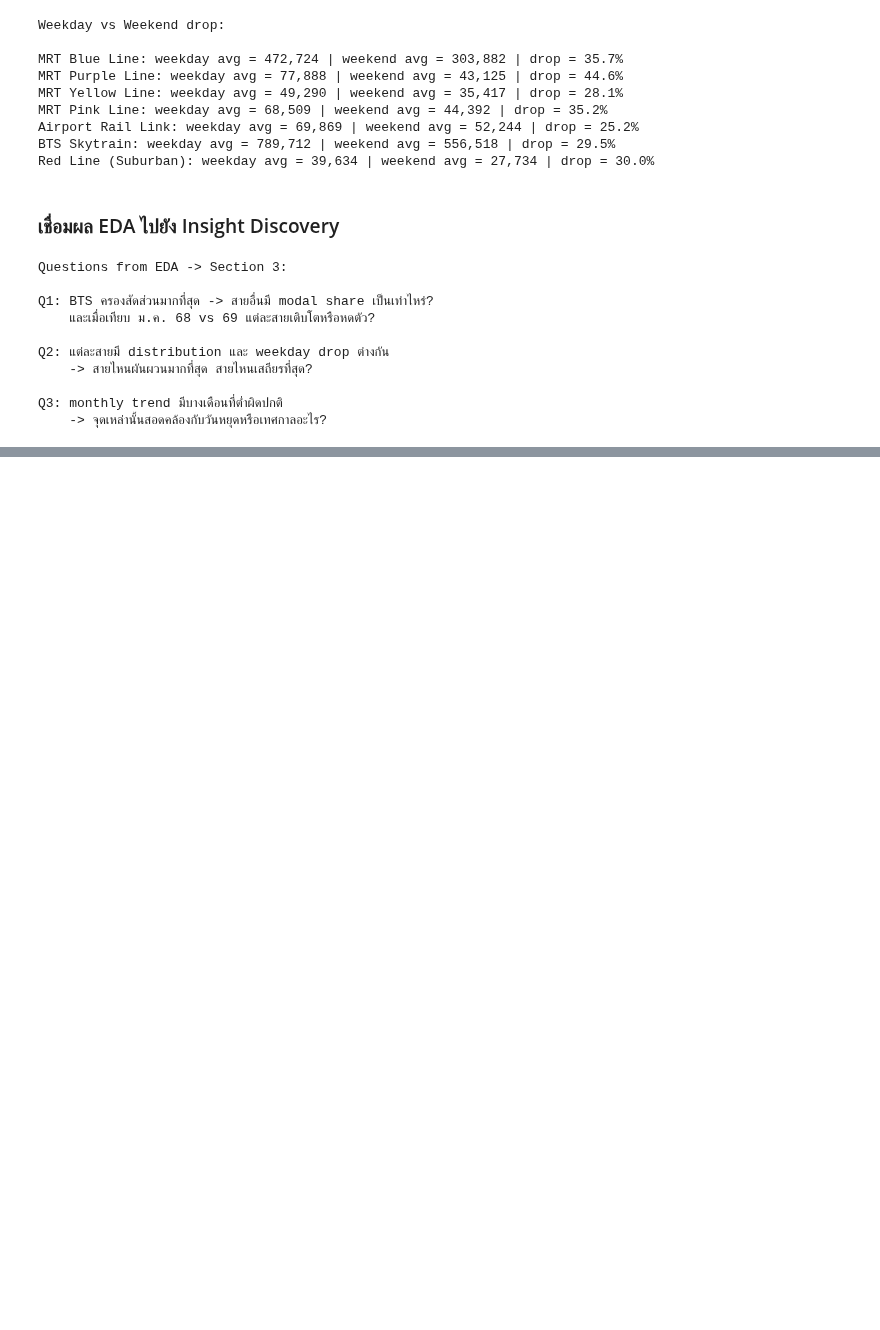
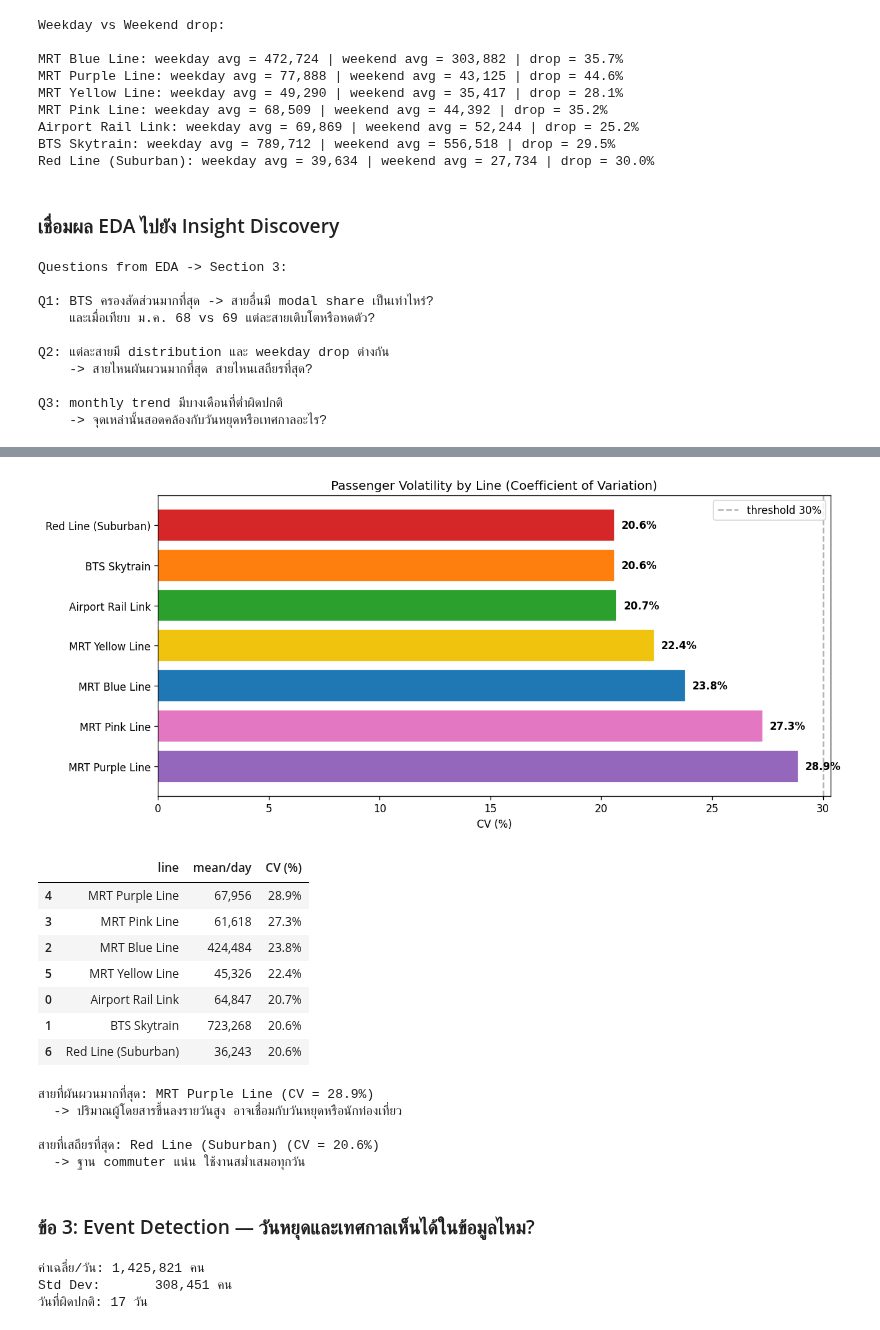
Before and after one commit to Kongbeng-21/SuperAi, a Jupyter notebook: Week1.ipynb, the cells around one changed output, grey strips where cells are left out. Cells and saved outputs as stored; diff of their text form; code cells hidden in the pictures; blank space fills up the shorter version.

```diff
--- a/Week1.ipynb
+++ b/Week1.ipynb
@@ -456,0 +556,76 @@ Q3: monthly trend มีบางเดือนที่ต่ำผิดป
+# %%
+# วัดความผันผวนด้วย Coefficient of Variation (CV = std/mean)
+cv_df = rail68.groupby('line_en')['ปริมาณ'].agg(['mean', 'std']).reset_index()
+cv_df['CV (%)'] = (cv_df['std'] / cv_df['mean'] * 100).round(1)
+cv_df.columns = ['line', 'mean/day', 'std', 'CV (%)']
+cv_df = cv_df.sort_values('CV (%)', ascending=False)
+
+fig, ax = plt.subplots(figsize=(11, 5))
+bar_c = [color_map.get(line, 'gray') for line in cv_df['line']]
+bars = ax.barh(cv_df['line'], cv_df['CV (%)'], color=bar_c, edgecolor='white')
+ax.axvline(30, color='gray', linestyle='--', alpha=0.6, label='threshold 30%')
+ax.set_title('Passenger Volatility by Line (Coefficient of Variation)')
+ax.set_xlabel('CV (%)')
+for bar, val in zip(bars, cv_df['CV (%)']):
+    ax.text(bar.get_width() + 0.3, bar.get_y() + bar.get_height()/2,
+            f'{val}%', va='center', fontweight='bold')
+ax.legend()
+plt.tight_layout()
+plt.savefig('q2_volatility.png', dpi=150, bbox_inches='tight')
+plt.show()
+
+display(cv_df[['line', 'mean/day', 'CV (%)']].style.format({'mean/day': '{:,.0f}', 'CV (%)': '{:.1f}%'}))
+# %% [output]
+[figure, added]
+|  | line | mean/day | CV (%) |
+| 4 | MRT Purple Line | 67,956 | 28.9% |
+| 3 | MRT Pink Line | 61,618 | 27.3% |
+| 2 | MRT Blue Line | 424,484 | 23.8% |
+| 5 | MRT Yellow Line | 45,326 | 22.4% |
+| 0 | Airport Rail Link | 64,847 | 20.7% |
+| 1 | BTS Skytrain | 723,268 | 20.6% |
+| 6 | Red Line (Suburban) | 36,243 | 20.6% |
+# %%
+# Insight ข้อ 2
+most_volatile = cv_df.iloc[0]['line']
+most_stable   = cv_df.iloc[-1]['line']
+
+print(f'สายที่ผันผวนมากที่สุด: {most_volatile} (CV = {cv_df.iloc[0]["CV (%)"]:.1f}%)')
+print(f'  -> ปริมาณผู้โดยสารขึ้นลงรายวันสูง อาจเชื่อมกับวันหยุดหรือนักท่องเที่ยว')
+print()
+print(f'สายที่เสถียรที่สุด: {most_stable} (CV = {cv_df.iloc[-1]["CV (%)"]:.1f}%)')
+print(f'  -> ฐาน commuter แน่น ใช้งานสม่ำเสมอทุกวัน')
+# %% [output]
+สายที่ผันผวนมากที่สุด: MRT Purple Line (CV = 28.9%)
+  -> ปริมาณผู้โดยสารขึ้นลงรายวันสูง อาจเชื่อมกับวันหยุดหรือนักท่องเที่ยว
+
+สายที่เสถียรที่สุด: Red Line (Suburban) (CV = 20.6%)
+  -> ฐาน commuter แน่น ใช้งานสม่ำเสมอทุกวัน
+# %% [markdown]
+### ข้อ 3: Event Detection — วันหยุดและเทศกาลเห็นได้ในข้อมูลไหม?
+# %%
+# กรอง df69 ให้เหลือแค่สายรถไฟฟ้าเหมือน rail68
+rail69 = df69[df69['ยานพาหนะ/ท่า'].isin(rail_vehicles)].copy()
+rail69['line_en'] = rail69['ยานพาหนะ/ท่า'].map(line_name_en)
+
+# ต่อ rail68 (ม.ค.-ธ.ค. 68) กับ rail69 (ม.ค. 69) เข้าด้วยกัน
+rail_all = pd.concat([rail68, rail69], ignore_index=True)
+
+# รวมผู้โดยสารทุกสายต่อวัน
+daily = rail_all.groupby('วันที่')['ปริมาณ'].sum().reset_index()
+daily.columns = ['วันที่', 'total']
+daily = daily.sort_values('วันที่')
+
+# Z-score หาจุดผิดปกติ
+mu    = daily['total'].mean()
+sigma = daily['total'].std()
+daily['z']       = (daily['total'] - mu) / sigma
+daily['anomaly'] = daily['z'].abs() > 1.8
+
+print(f'ค่าเฉลี่ย/วัน: {mu:,.0f} คน')
+print(f'Std Dev:       {sigma:,.0f} คน')
+print(f'วันที่ผิดปกติ: {daily["anomaly"].sum()} วัน')
+# %% [output]
+ค่าเฉลี่ย/วัน: 1,425,821 คน
+Std Dev:       308,451 คน
+วันที่ผิดปกติ: 17 วัน
```
Also changed, not shown: parts of 12 cells of this notebook.
